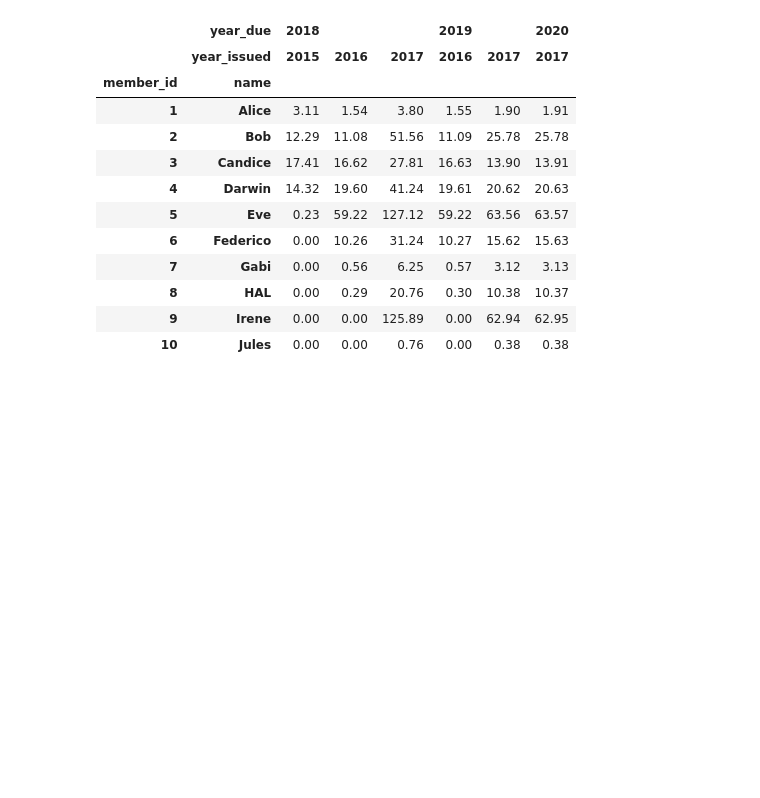
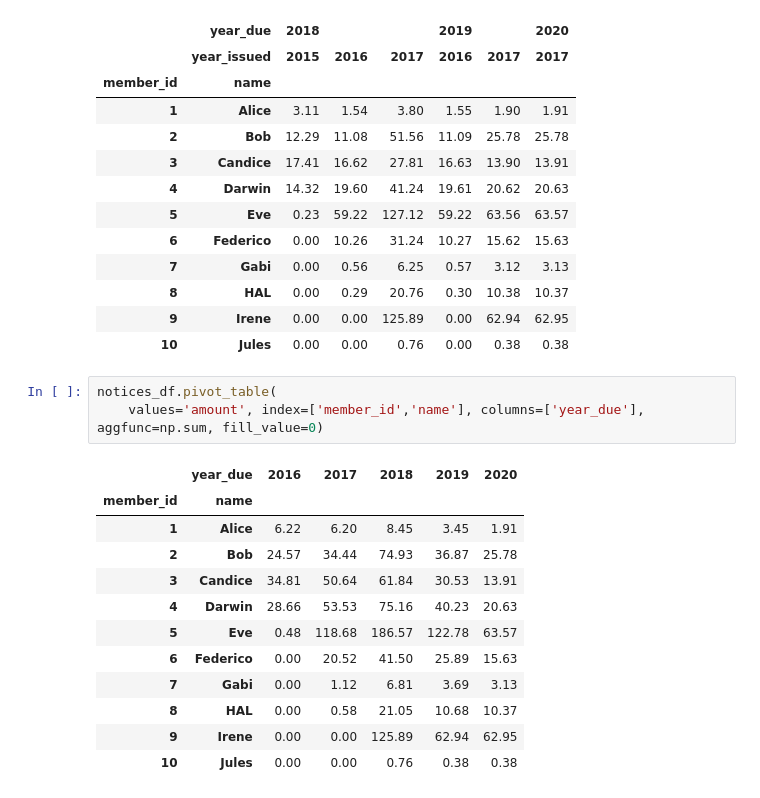
Before and after one commit to NathanielBlairStahn/sscofi, a Jupyter notebook: 05_sscofi_notices.ipynb, the cells around one changed output. Drawn from its saved outputs; the diff is of its cells as text; blank space fills up the shorter version.

Commit message:
organize files, compute a payout table

```diff
--- a/05_sscofi_notices.ipynb
+++ b/05_sscofi_notices.ipynb
@@ -976,3 +976,19 @@ payout_table.loc[:,2018:]
 | 8 | HAL | 0.00 | 0.29 | 20.76 | 0.30 | 10.38 | 10.37 |
 | 9 | Irene | 0.00 | 0.00 | 125.89 | 0.00 | 62.94 | 62.95 |
 | 10 | Jules | 0.00 | 0.00 | 0.76 | 0.00 | 0.38 | 0.38 |
+# %%
+notices_df.pivot_table(
+    values='amount', index=['member_id','name'], columns=['year_due'], aggfunc=np.sum, fill_value=0)
+# %% [output]
+|  | year_due | 2016 | 2017 | 2018 | 2019 | 2020 |
+| member_id | name |  |  |  |  |  |
+| 1 | Alice | 6.22 | 6.20 | 8.45 | 3.45 | 1.91 |
+| 2 | Bob | 24.57 | 34.44 | 74.93 | 36.87 | 25.78 |
+| 3 | Candice | 34.81 | 50.64 | 61.84 | 30.53 | 13.91 |
+| 4 | Darwin | 28.66 | 53.53 | 75.16 | 40.23 | 20.63 |
+| 5 | Eve | 0.48 | 118.68 | 186.57 | 122.78 | 63.57 |
+| 6 | Federico | 0.00 | 20.52 | 41.50 | 25.89 | 15.63 |
+| 7 | Gabi | 0.00 | 1.12 | 6.81 | 3.69 | 3.13 |
+| 8 | HAL | 0.00 | 0.58 | 21.05 | 10.68 | 10.37 |
+| 9 | Irene | 0.00 | 0.00 | 125.89 | 62.94 | 62.95 |
+| 10 | Jules | 0.00 | 0.00 | 0.76 | 0.38 | 0.38 |
```
Also changed, not shown: 1 other file.
